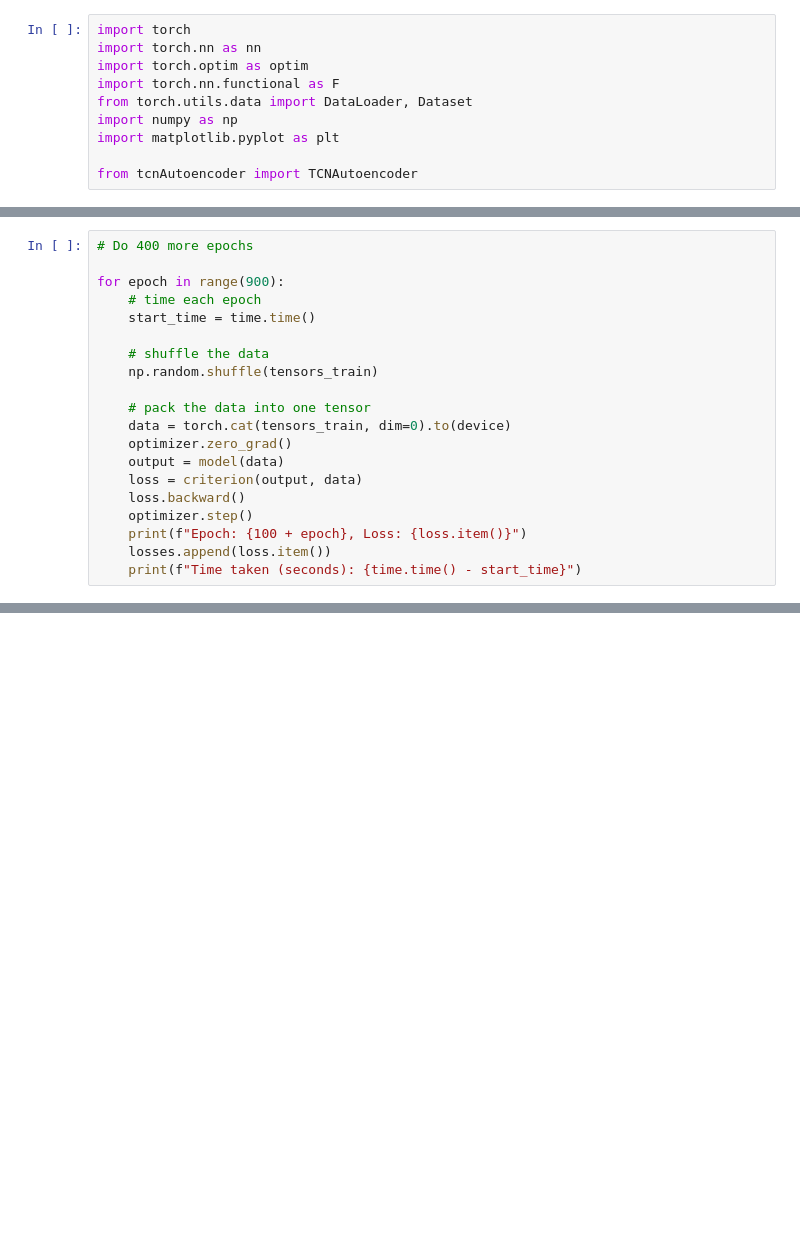
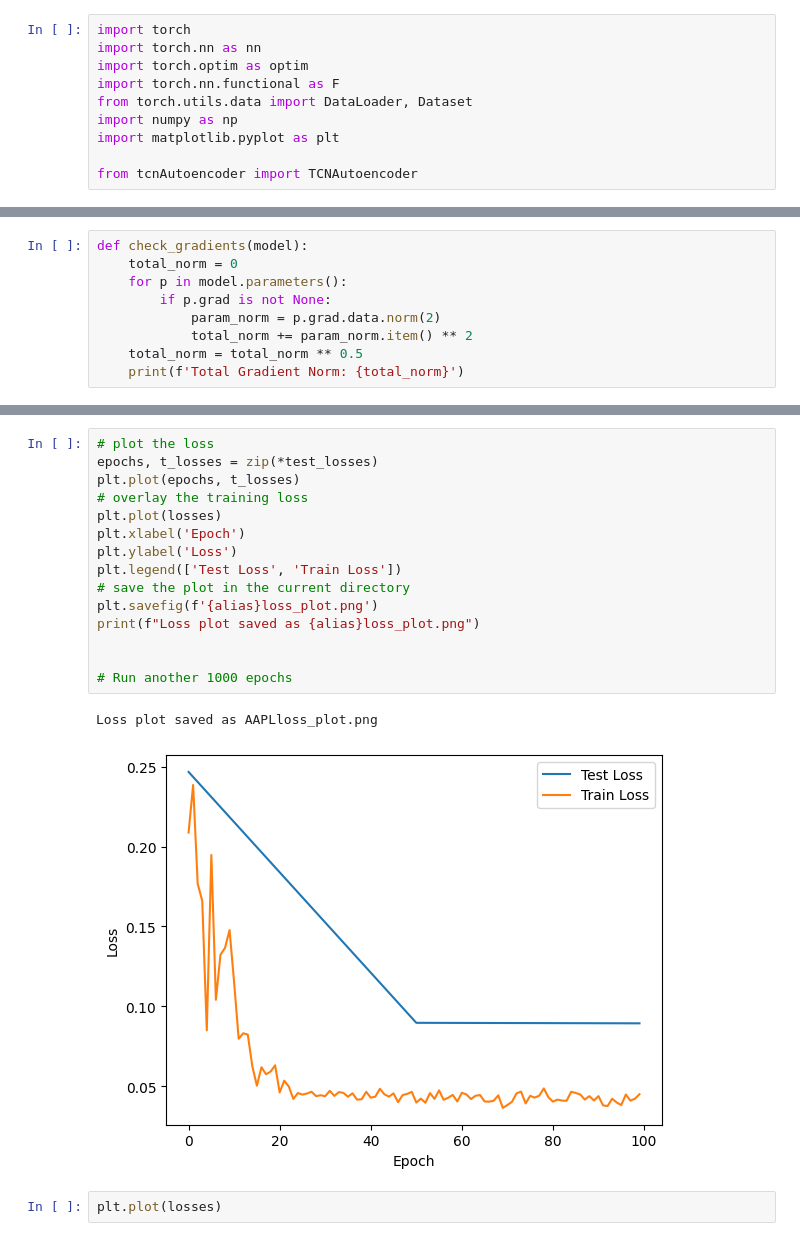
Before and after one commit to tom21100227/TCN-stock-abnormality-detection, a Jupyter notebook: run_tcnAE.ipynb, the cells around one changed output, grey strips where cells are left out. Saved outputs shown, nothing was run; the diff lists cells and outputs as text; blank space fills up the shorter version.

```diff
--- a/run_tcnAE.ipynb
+++ b/run_tcnAE.ipynb
@@ -194,20 +190,9 @@ Time taken (seconds): 1.2811758518218994
-# %%
-# Do 400 more epochs
-
-for epoch in range(900):
-    # time each epoch
-    start_time = time.time()
-
-    # shuffle the data
-    np.random.shuffle(tensors_train)
-
-    # pack the data into one tensor
-    data = torch.cat(tensors_train, dim=0).to(device)
-    optimizer.zero_grad()
-    output = model(data)
-    loss = criterion(output, data)
-    loss.backward()
-    optimizer.step()
-    print(f"Epoch: {100 + epoch}, Loss: {loss.item()}")
-    losses.append(loss.item())
-    print(f"Time taken (seconds): {time.time() - start_time}")
+# %%
+def check_gradients(model):
+    total_norm = 0
+    for p in model.parameters():
+        if p.grad is not None:
+            param_norm = p.grad.data.norm(2)
+            total_norm += param_norm.item() ** 2
+    total_norm = total_norm ** 0.5
+    print(f'Total Gradient Norm: {total_norm}')
@@ -213,0 +254,20 @@ for epoch in range(900):
+# %%
+# plot the loss
+epochs, t_losses = zip(*test_losses)
+plt.plot(epochs, t_losses)
+# overlay the training loss
+plt.plot(losses)
+plt.xlabel('Epoch')
+plt.ylabel('Loss')
+plt.legend(['Test Loss', 'Train Loss'])
+# save the plot in the current directory
+plt.savefig(f'{alias}loss_plot.png')
+print(f"Loss plot saved as {alias}loss_plot.png")
+
+
+# Run another 1000 epochs
+# %% [output]
+Loss plot saved as AAPLloss_plot.png
+[figure, added]
+# %%
+plt.plot(losses)
```
Also changed, not shown: parts of 7 cells of this notebook, 1 other file.
